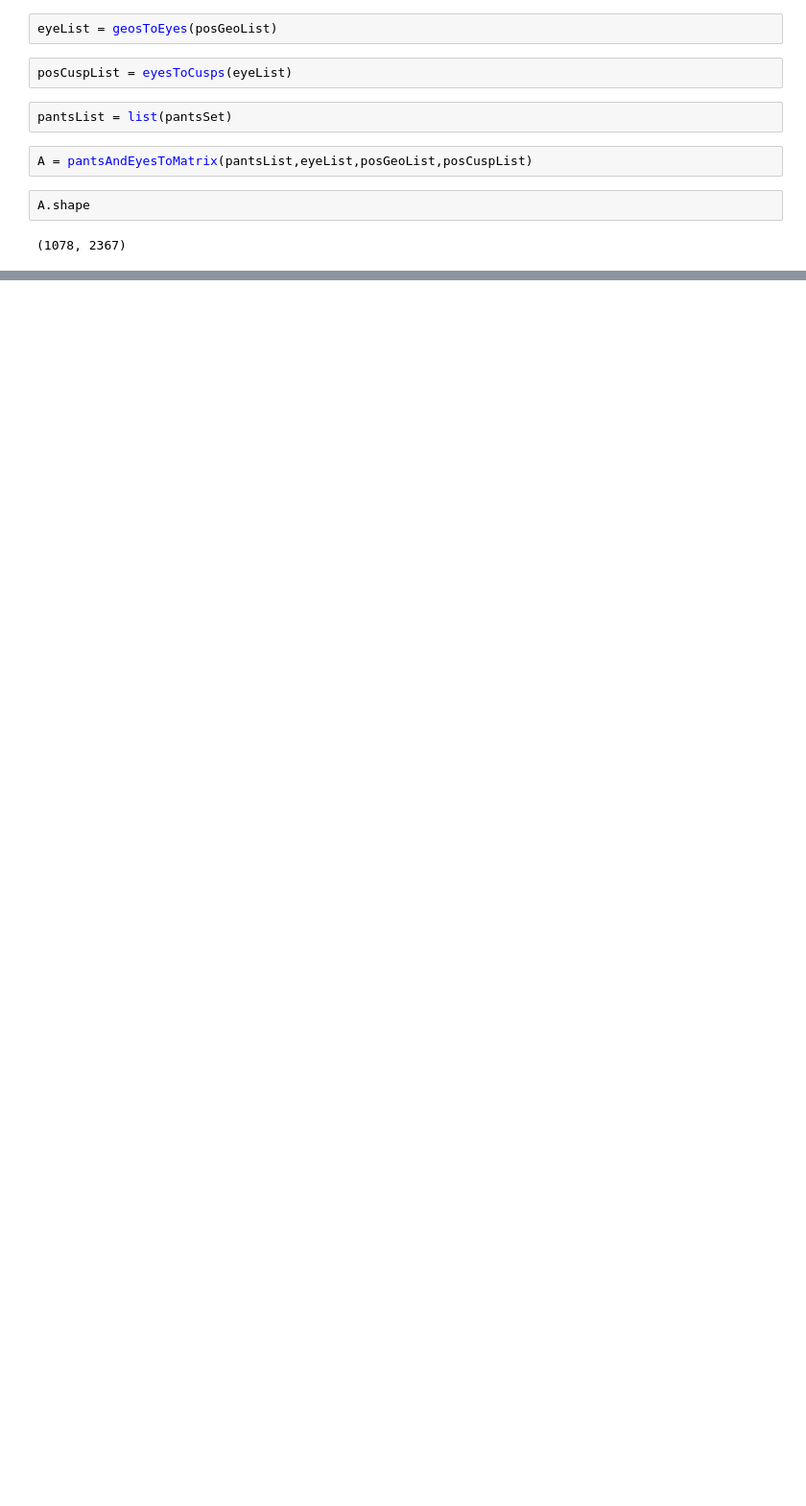
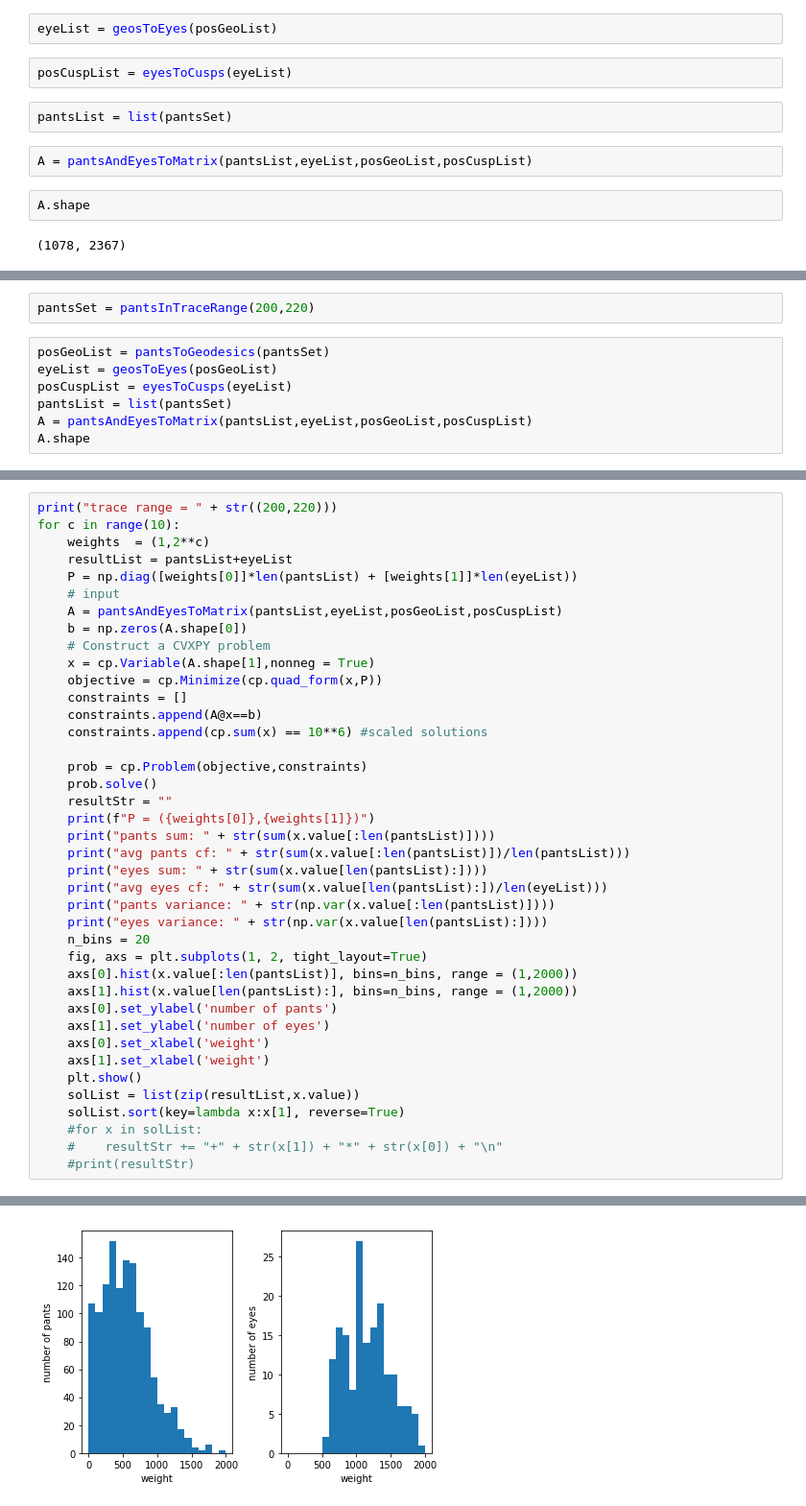
Before and after one commit to BrookeOgrodnik/REU, a Jupyter notebook: MergedDataAnalysis.ipynb, the cells around one changed output, grey strips where cells are left out. Shown at 96% size. Cells and saved outputs as stored; diff of their text form; blank space fills up the shorter version.

```diff
--- a/MergedDataAnalysis.ipynb
+++ b/MergedDataAnalysis.ipynb
@@ -362,0 +458,9 @@ avg eyes cf: 328.58410575169256
+# %%
+pantsSet = pantsInTraceRange(200,220)
+# %%
+posGeoList = pantsToGeodesics(pantsSet)
+eyeList = geosToEyes(posGeoList)
+posCuspList = eyesToCusps(eyeList)
+pantsList = list(pantsSet)
+A = pantsAndEyesToMatrix(pantsList,eyeList,posGeoList,posCuspList)
+A.shape
@@ -362,0 +469,41 @@ avg eyes cf: 328.58410575169256
+# %%
+print("trace range = " + str((200,220)))
+for c in range(10):
+    weights  = (1,2**c)
+    resultList = pantsList+eyeList
+    P = np.diag([weights[0]]*len(pantsList) + [weights[1]]*len(eyeList))
+    # input
+    A = pantsAndEyesToMatrix(pantsList,eyeList,posGeoList,posCuspList)
+    b = np.zeros(A.shape[0])
+    # Construct a CVXPY problem
+    x = cp.Variable(A.shape[1],nonneg = True)
+    objective = cp.Minimize(cp.quad_form(x,P))
+    constraints = []
+    constraints.append(A@x==b)
+    constraints.append(cp.sum(x) == 10**6) #scaled solutions
+
+    prob = cp.Problem(objective,constraints)
+    prob.solve()
+    resultStr = ""
+    print(f"P = ({weights[0]},{weights[1]})")
+    print("pants sum: " + str(sum(x.value[:len(pantsList)])))
+    print("avg pants cf: " + str(sum(x.value[:len(pantsList)])/len(pantsList)))
+    print("eyes sum: " + str(sum(x.value[len(pantsList):])))
+    print("avg eyes cf: " + str(sum(x.value[len(pantsList):])/len(eyeList)))
+    print("pants variance: " + str(np.var(x.value[:len(pantsList)])))
+    print("eyes variance: " + str(np.var(x.value[len(pantsList):])))
+    n_bins = 20
+    fig, axs = plt.subplots(1, 2, tight_layout=True)
+    axs[0].hist(x.value[:len(pantsList)], bins=n_bins, range = (1,2000))
+    axs[1].hist(x.value[len(pantsList):], bins=n_bins, range = (1,2000))
+    axs[0].set_ylabel('number of pants')
+    axs[1].set_ylabel('number of eyes')
+    axs[0].set_xlabel('weight')
+    axs[1].set_xlabel('weight')
+    plt.show()
+    solList = list(zip(resultList,x.value))
+    solList.sort(key=lambda x:x[1], reverse=True)
+    #for x in solList:
+    #    resultStr += "+" + str(x[1]) + "*" + str(x[0]) + "\n"
+    #print(resultStr)
+# %% [output]
@@ -362,0 +518 @@ avg eyes cf: 328.58410575169256
+[figure, added]
```
Also changed, not shown: parts of 7 cells of this notebook.
